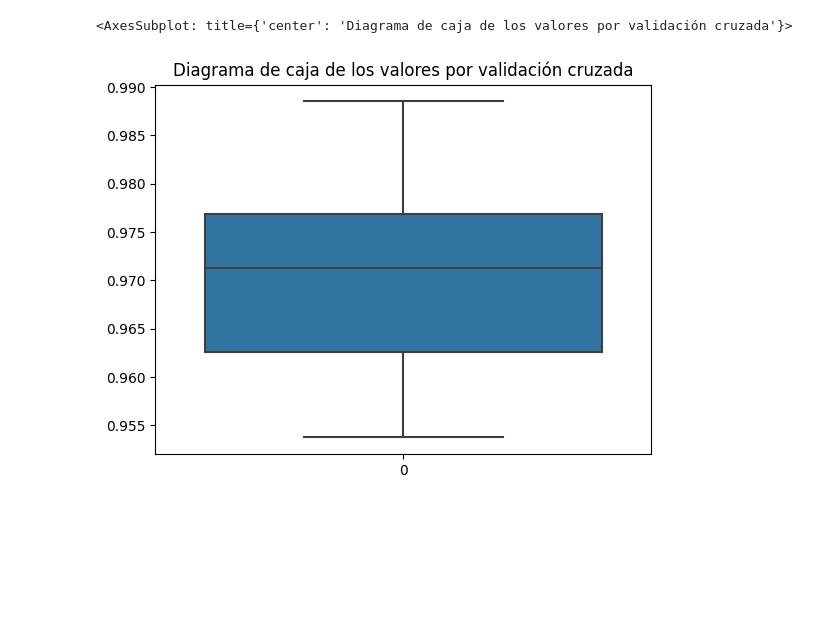
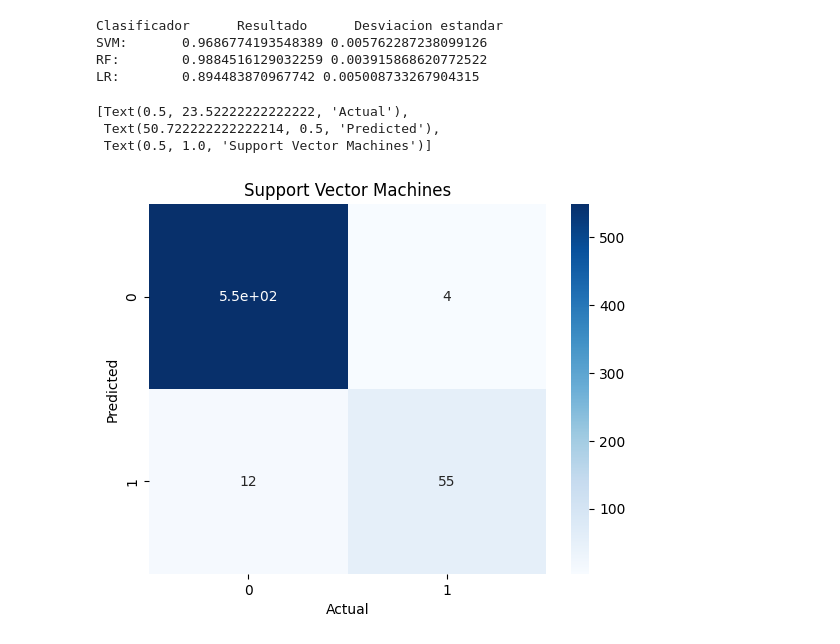
Before and after one commit to chistino/5toCuatri, a Jupyter notebook: eval_corte3.ipynb, the cells around one changed output. Drawn from its saved outputs; the diff is of its cells as text; code cells hidden in the pictures; blank space fills up the shorter version.

```diff
--- a/eval_corte3.ipynb
+++ b/eval_corte3.ipynb
@@ -72,10 +70,17 @@ for rank, params in zip(grid_search.cv_results_['rank_test_score'], grid_search.
 # %%
-# Grid search LR
-param_grid = {'solver' : ['lbfgs', 'liblinear', 'sag'],
+# Grid search para LR
+param_grid = {'penalty': ['l1','l2','elasticnet'],
+              'solver' : ['lbfgs', 'liblinear', 'sag'],
               'multi_class': ['auto', 'ovr', 'multinomial']}
 
 base_clf=LogisticRegression()
 
 grid_search=GridSearchCV(base_clf, param_grid, cv=5)
 grid_search.fit(X,y)
+for rank, params in zip(grid_search.cv_results_['rank_test_score'], grid_search.cv_results_['params']):
+    if rank==1:
+        print("LR", rank, params)
+        gridsearchlist.append(["LR", rank, params])
+    else:
+        continue
 # %% [output]
@@ -115,7 +97,7 @@ for rank, params in zip(grid_search.cv_results_['rank_test_score'], grid_search.
 # %%
 # Seleccionar el algoritmo para clasificar
 
-classifier=SVC(gamma= 'auto', kernel= 'poly')
-#classifier=RandomForestClassifier(criterion= 'entropy', max_features= 'log2', n_estimators=100)
-#classifier=LogisticRegression(multi_class= 'multinomial', solver= 'lbfgs')
+classifier1=SVC(C=10.0, gamma= 'scale', kernel= 'rbf')
+classifier2=RandomForestClassifier(criterion= 'gini', max_depth=10,  max_features= 'sqrt')
+classifier3=LogisticRegression(multi_class= 'multinomial',penalty='l2', solver= 'lbfgs')
 # %%
@@ -182,7 +136,26 @@ sns.boxplot(data = acc)
-# %%
-# Seleccion por CV
-plt.title("Diagrama de caja de los valores por validación cruzada")
-sns.boxplot(data = scores)
-# %% [output]
-<AxesSubplot: title={'center': 'Diagrama de caja de los valores por validación cruzada'}>
-[figure, removed]
+# %%
+#Se ejecutan las repeticiones para cada clasificador
+resultadoSVM=repeticion(classifier1)
+resultadoRF =repeticion(classifier2)
+resultadoLR =repeticion(classifier3)
+# %%
+print("Clasificador      Resultado      Desviacion estandar",
+      "\nSVM:      ",resultadoSVM[0], resultadoSVM[1],
+      "\nRF:       ",resultadoRF[0], resultadoRF[1],
+      "\nLR:       ",resultadoLR[0], resultadoLR[1])
+y_testSVM,y_predSVM = resultadoSVM[2],resultadoSVM[3]
+y_testRF, y_predRF  = resultadoRF[2],resultadoRF[3]
+y_testLR, y_predLR  = resultadoLR[2],resultadoLR[3]
+# %% [output]
+Clasificador      Resultado      Desviacion estandar
+SVM:       0.9686774193548389 0.005762287238099126
+RF:        0.9884516129032259 0.003915868620772522
+LR:        0.894483870967742 0.005008733267904315
+# %%
+ax = sns.heatmap(confusion_matrix(y_testSVM, y_predSVM), cmap="Blues", annot=True)
+ax.set(xlabel="Actual",ylabel="Predicted",title="Support Vector Machines")
+# %% [output]
+[Text(0.5, 23.52222222222222, 'Actual'),
+ Text(50.722222222222214, 0.5, 'Predicted'),
+ Text(0.5, 1.0, 'Support Vector Machines')]
+[figure, added]
```
Also changed, not shown: parts of 21 cells of this notebook.
